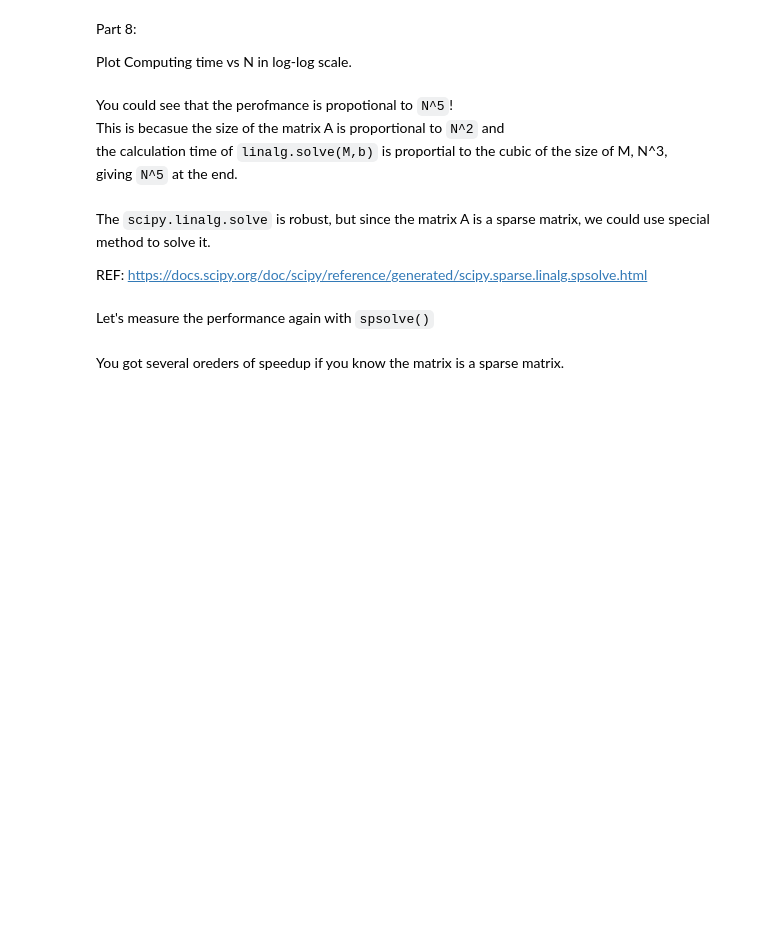
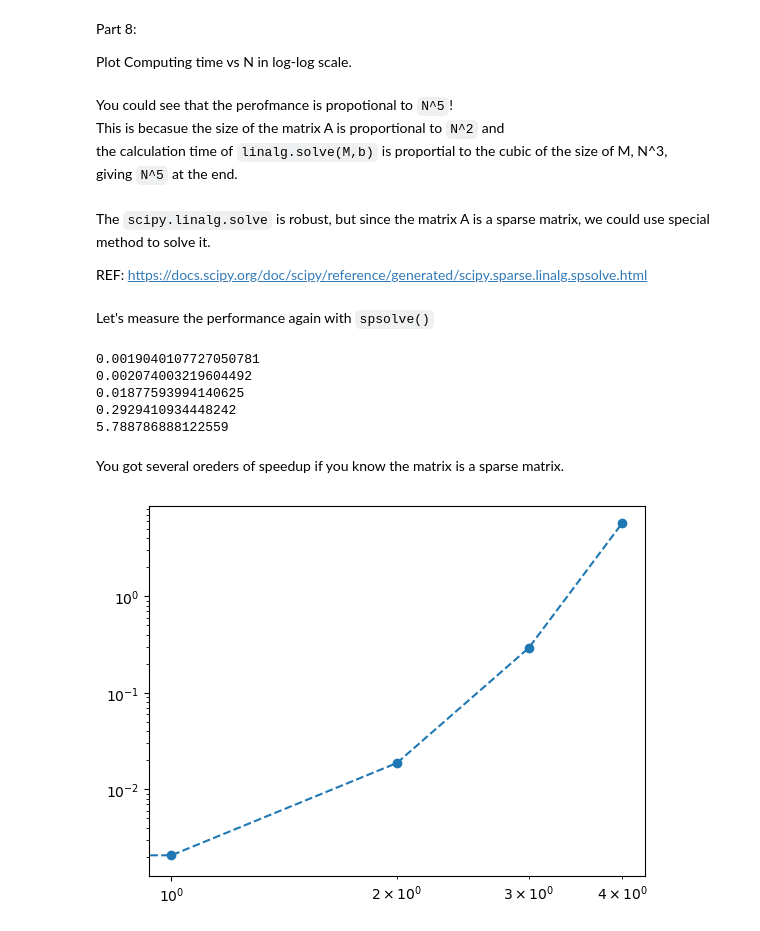
Before and after one commit to gary20000915/ComputationalPhysicsLab, a Jupyter notebook: Lab3/1_finite_difference.ipynb, the cells around one changed output. Saved outputs shown, nothing was run; the diff lists cells and outputs as text; code cells hidden in the pictures; blank space fills up the shorter version.

```diff
--- a/Lab3/1_finite_difference.ipynb
+++ b/Lab3/1_finite_difference.ipynb
@@ -170,7 +171,37 @@ REF: https://docs.scipy.org/doc/scipy/reference/generated/scipy.sparse.linalg.sp
 # %%
 from scipy.sparse import csc_matrix
 import scipy.sparse.linalg as splinalg
+# %%
+# solve
+def spsolve(N):
+    a = generate_A(N)
+    b = generate_b(N)
+    a = csc_matrix(a)
+    x = splinalg.spsolve(a, b).reshape(N, N)
+    return x
 # %% [markdown]
 Let's measure the performance again with `spsolve()`
+# %%
+size = np.array([8, 16, 32, 64, 128])
+T = np.zeros(0)
+for i in size:
+    t1 = time.time()
+    spsolve(i)
+    t2 = time.time()
+    t = t2 - t1
+    print(t)
+    T = np.append(T, t)
+# %% [output]
+0.0019040107727050781
+0.002074003219604492
+0.01877593994140625
+0.2929410934448242
+5.788786888122559
 # %% [markdown]
 You got several oreders of speedup if you know the matrix is a sparse matrix.
+# %%
+plt.plot(T, '--o')
+plt.xscale('log')
+plt.yscale('log')
+# %% [output]
+[figure, added]
```
Also changed, not shown: parts of 6 cells of this notebook.
